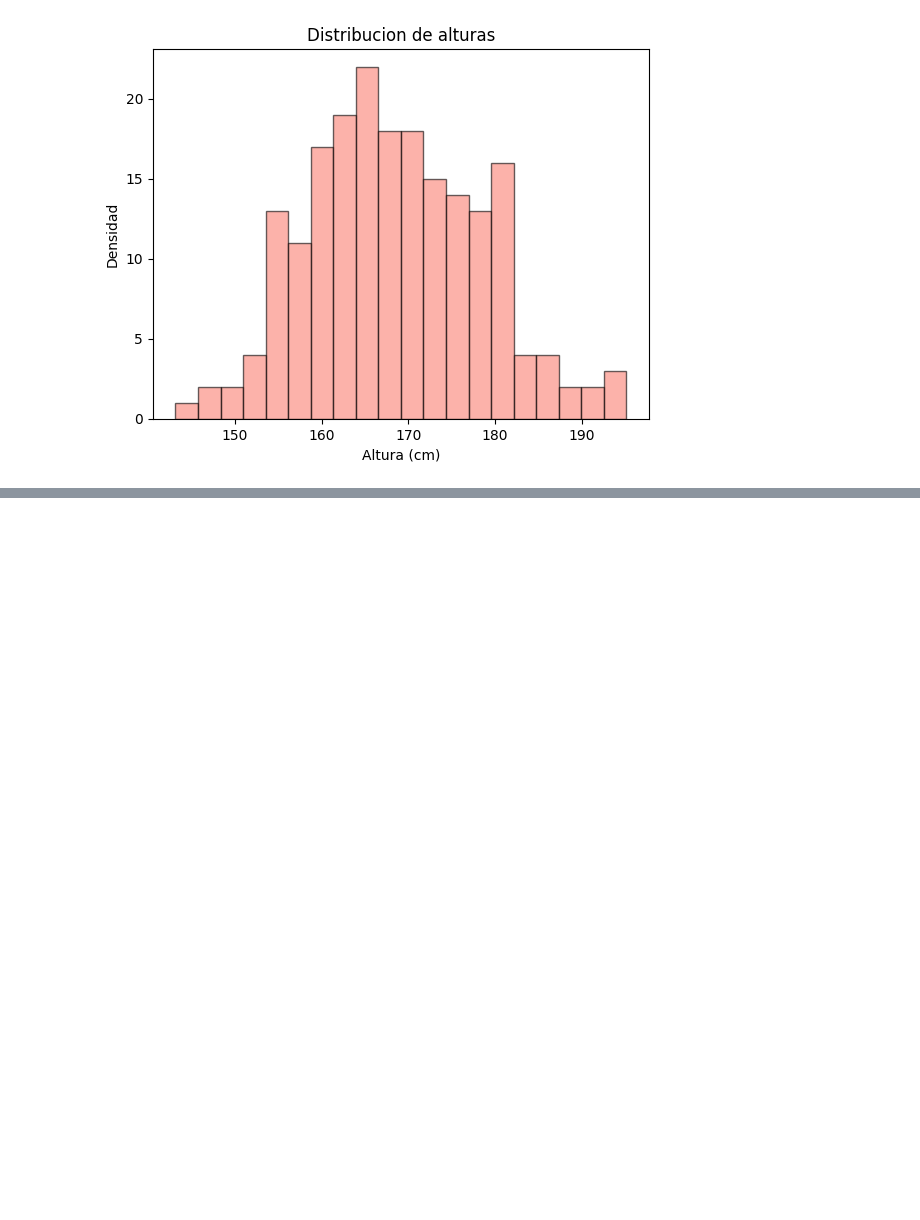
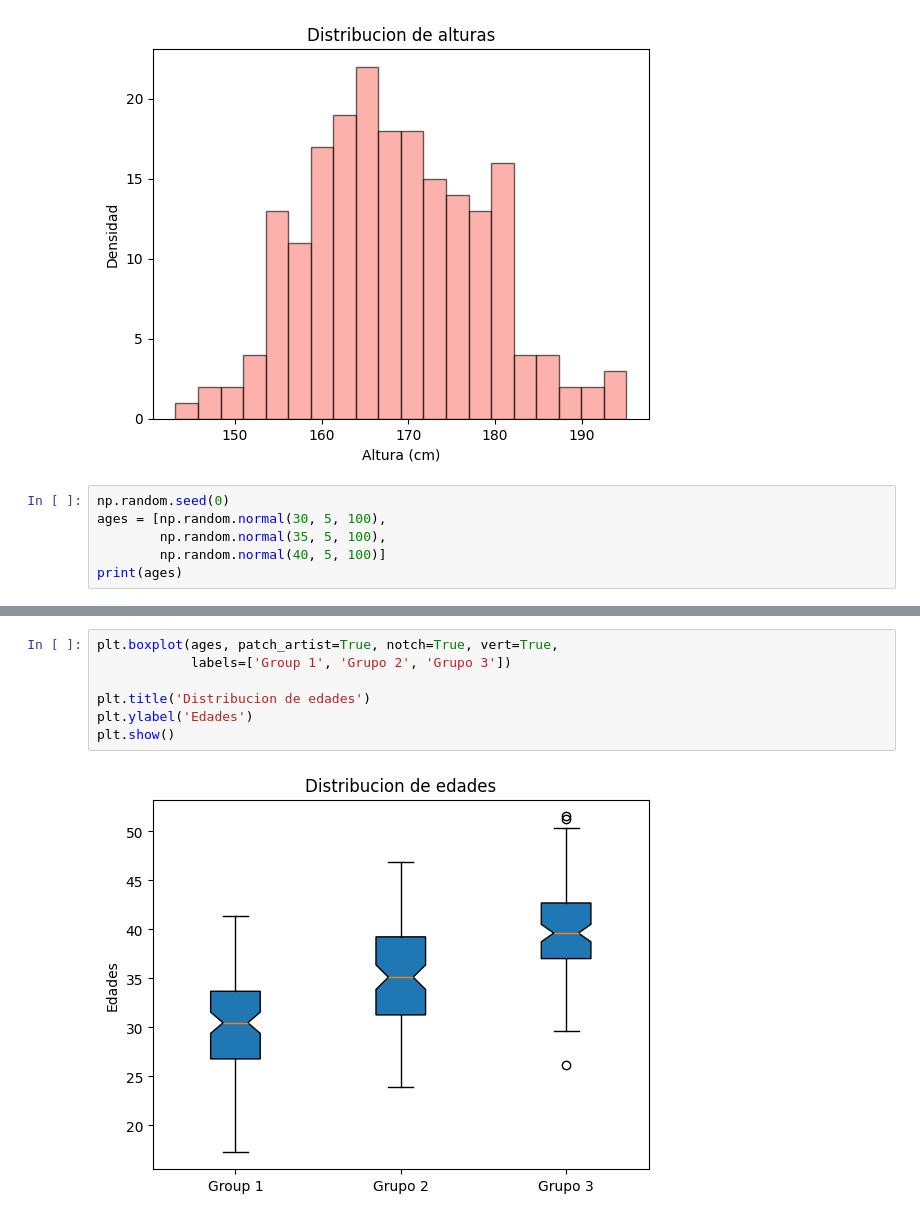
Before and after one commit to AngelDHackerman/python_para_machine_learning, a Jupyter notebook: curso_de_python_para_ciencia_de_datos/matplotlib/histograma_boxplot_distribuciones.ipynb, the cells around one changed output, grey strips where cells are left out. Drawn from its saved outputs; the diff is of its cells as text; blank space fills up the shorter version.

Commit message:
creando boxplot

```diff
--- a/curso_de_python_para_ciencia_de_datos/matplotlib/histograma_boxplot_distribuciones.ipynb
+++ b/curso_de_python_para_ciencia_de_datos/matplotlib/histograma_boxplot_distribuciones.ipynb
@@ -32,3 +32,9 @@ plt.ylabel('Densidad')
 plt.show()
 # %% [output]
 [figure]
+# %%
+np.random.seed(0)
+ages = [np.random.normal(30, 5, 100),
+        np.random.normal(35, 5, 100),
+        np.random.normal(40, 5, 100)]
+print(ages)
@@ -34,0 +59,9 @@ plt.show()
+# %%
+plt.boxplot(ages, patch_artist=True, notch=True, vert=True,
+            labels=['Group 1', 'Grupo 2', 'Grupo 3'])
+
+plt.title('Distribucion de edades')
+plt.ylabel('Edades')
+plt.show()
+# %% [output]
+[figure, added]
```
Also changed, not shown: parts of 1 cell of this notebook.
